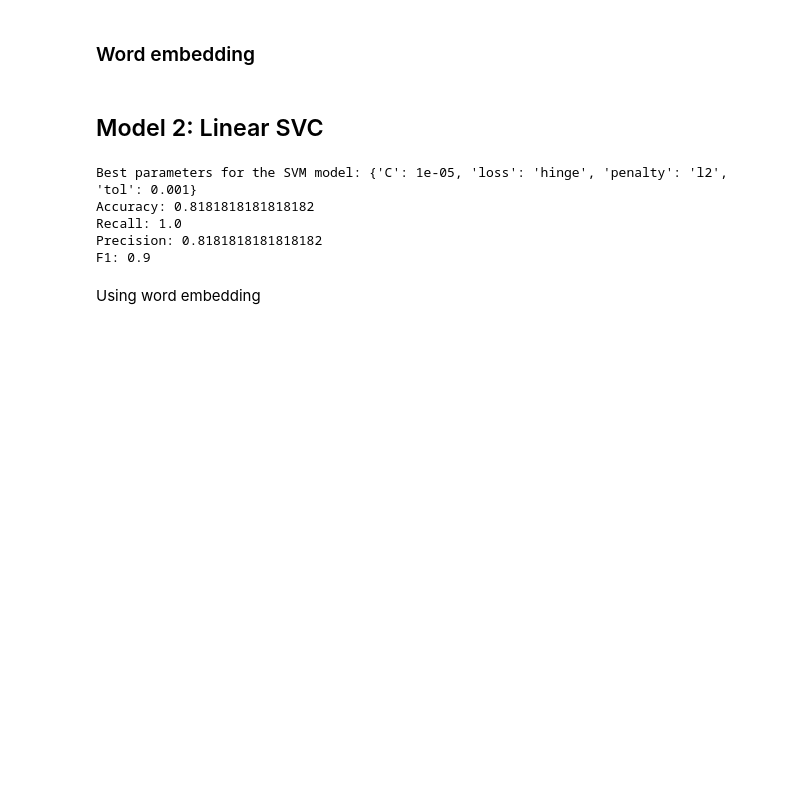
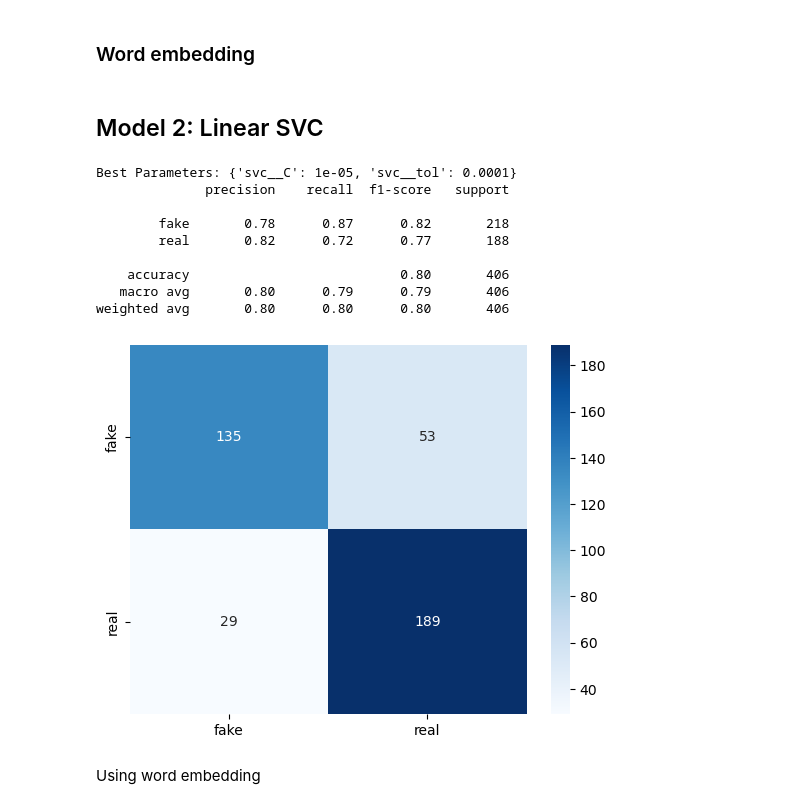
Before and after one commit to BogiSyderbo/FakeNewsProject, a Jupyter notebook: FakeNewsProject.ipynb, the cells around one changed output. Saved outputs shown, nothing was run; the diff lists cells and outputs as text; code cells hidden in the pictures; blank space fills up the shorter version.

```diff
--- a/FakeNewsProject.ipynb
+++ b/FakeNewsProject.ipynb
@@ -394,40 +415,51 @@ print(classification_report)
 # %% [markdown]
 ## Model 2: Linear SVC
 # %%
-import sklearn.svm as svm
+from sklearn.svm import LinearSVC
 from sklearn.model_selection import GridSearchCV
-# make supoprt vector machine model using TF-IDF weighted word vectors,
 
-model_svm = svm.LinearSVC(dual=True, max_iter=10000, random_state=42)
-model_svm.fit(X_train_DIM, y_train)
+svc = LinearSVC(dual=True, max_iter=10000)
 
-# parameters we want to test for the linear SVC model
-losses = list(['hinge', 'squared_hinge'])
-tol = list([1e-3, 1e-4])
-C = list([1e-5, 1e-4, 1e-3, 1, 10, 100])
-param_grid_svm = dict(loss=losses, tol=tol, C=C)
+pipeline_svc = Pipeline([
+    ('vectorizer', TfidfVectorizer(ngram_range=(1, 2))),
+    ('scaler', StandardScaler(with_mean=False)),  # Note: Not used in LinearSVC but retained for pipeline consistency
+    ('svc', svc)
+])
 
-grid_svm = GridSearchCV(model_svm, param_grid_svm, cv=2, n_jobs=-1, scoring=['accuracy','f1'])
-grid_svm.fit(X_train_DIM, y_train)
-print(f"Best parameters for the SVM model: {grid_svm.best_params_}")
 
-svm_using_best_params = svm.LinearSVC(random_state=42,dual=True, max_iter=10000, penalty='l2', loss=grid_svm.best_params_['loss'], tol=grid_svm.best_params_['tol'], C=grid_svm.best_params_['C'])
-svm_using_best_params.fit(X_train_DIM, y_train)
-y_pred = svm_using_best_params.predict(X_val_DIM)
+parameters = {
+    'svc__C': [1e-5, 1e-4, 1e-3, 1],  # Regularization
+    'svc__tol': [1e-4, 1e-3, 1],  # Tolerance for stopping criteria
+}
+
+# Cross-validation
+grid_search = GridSearchCV(pipeline_svc, parameters, cv=5, n_jobs=-1)
+grid_search.fit(x_train, y_train)
+
+best_params = grid_search.best_params_
+print("Best Parameters:", best_params)
+
+
+y_pred = grid_search.predict(x_val)
 
 # confusion matrix
 confusion_matrix = metrics.confusion_matrix(y_val, y_pred, labels=[1, 0])
 sns.heatmap(confusion_matrix, annot=True, fmt='g', cmap='Blues', xticklabels=['fake', 'real'], yticklabels=['fake', 'real'])
 
 # classification report
 classification_report = metrics.classification_report(y_val, y_pred, target_names = ['fake', 'real'], zero_division=0)
 print(classification_report)
 # %% [output]
-Best parameters for the SVM model: {'C': 1e-05, 'loss': 'hinge', 'penalty': 'l2', 'tol': 0.001}
-Accuracy: 0.8181818181818182
-Recall: 1.0
-Precision: 0.8181818181818182
-F1: 0.9
+Best Parameters: {'svc__C': 1e-05, 'svc__tol': 0.0001}
+              precision    recall  f1-score   support
+
+        fake       0.78      0.87      0.82       218
+        real       0.82      0.72      0.77       188
+
+    accuracy                           0.80       406
+   macro avg       0.80      0.79      0.79       406
+weighted avg       0.80      0.80      0.80       406
+[figure, added]
 # %% [markdown]
 Using word embedding
 # %% [markdown]
```
Also changed, not shown: parts of 11 cells of this notebook.
